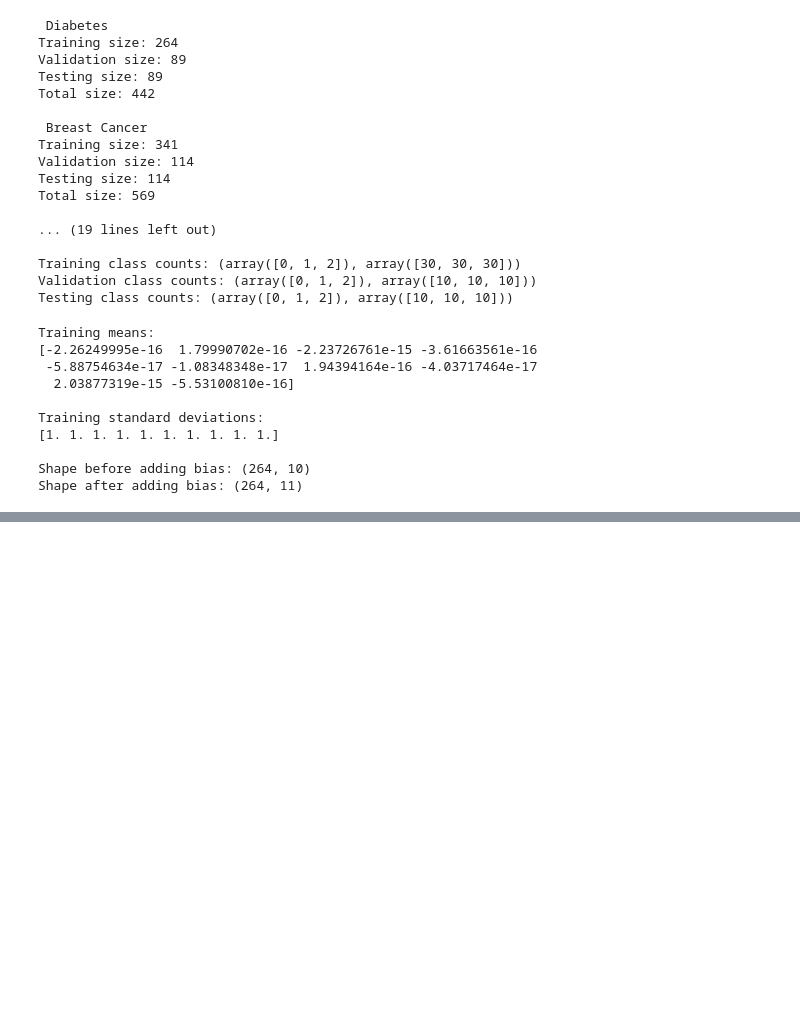
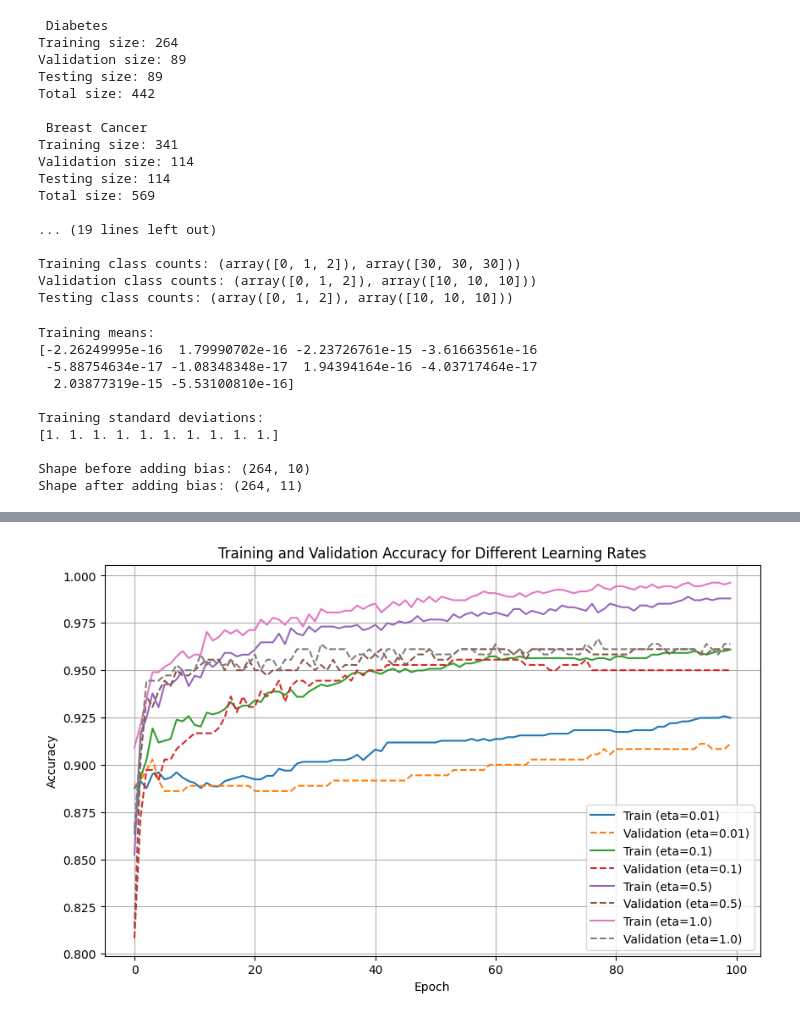
Before and after one commit to asmaa580/Linear-Models-and-Support-Vector-Machines, a Jupyter notebook: notebbok1.ipynb, the cells around one changed output, grey strips where cells are left out. Drawn from its saved outputs; the diff is of its cells as text; code cells hidden in the pictures; blank space fills up the shorter version.

```diff
--- a/notebbok1.ipynb
+++ b/notebbok1.ipynb
@@ -213,0 +504,26 @@ def classification_metrics(cm):
+# %%
+# Plotting training and validation accuracy for each learning rate
+
+plt.figure(figsize=(10, 6))
+
+for eta in learning_rates:
+
+    plt.plot(
+        results[eta]["train_accs"],
+        label=f"Train (eta={eta})"
+    )
+
+    plt.plot(
+        results[eta]["val_accs"],
+        linestyle="--",
+        label=f"Validation (eta={eta})"
+    )
+
+plt.xlabel("Epoch")
+plt.ylabel("Accuracy")
+plt.title("Training and Validation Accuracy for Different Learning Rates")
+plt.legend()
+plt.grid()
+plt.show()
+# %% [output]
+[figure, added]
```
Also changed, not shown: parts of 45 cells of this notebook.
